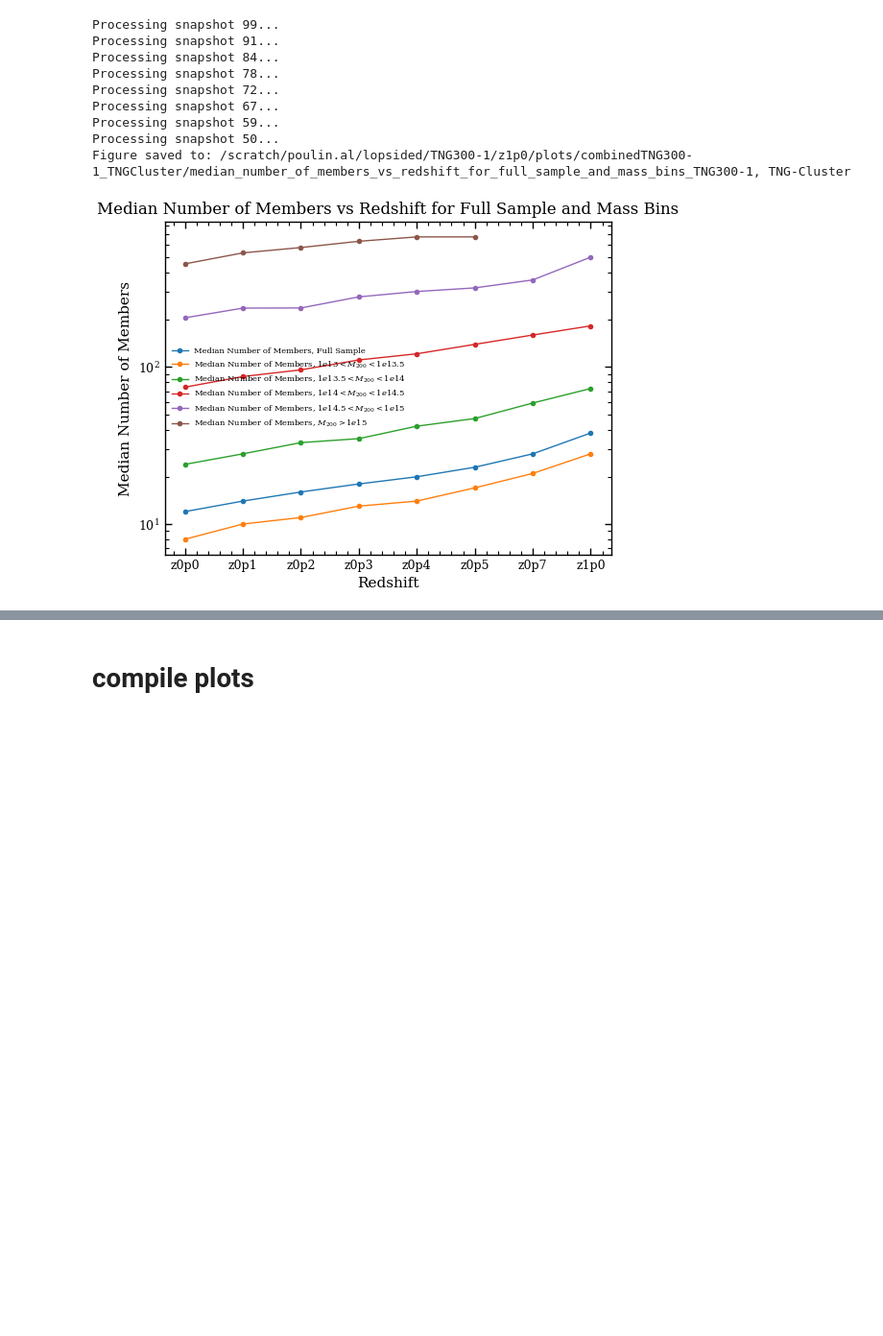
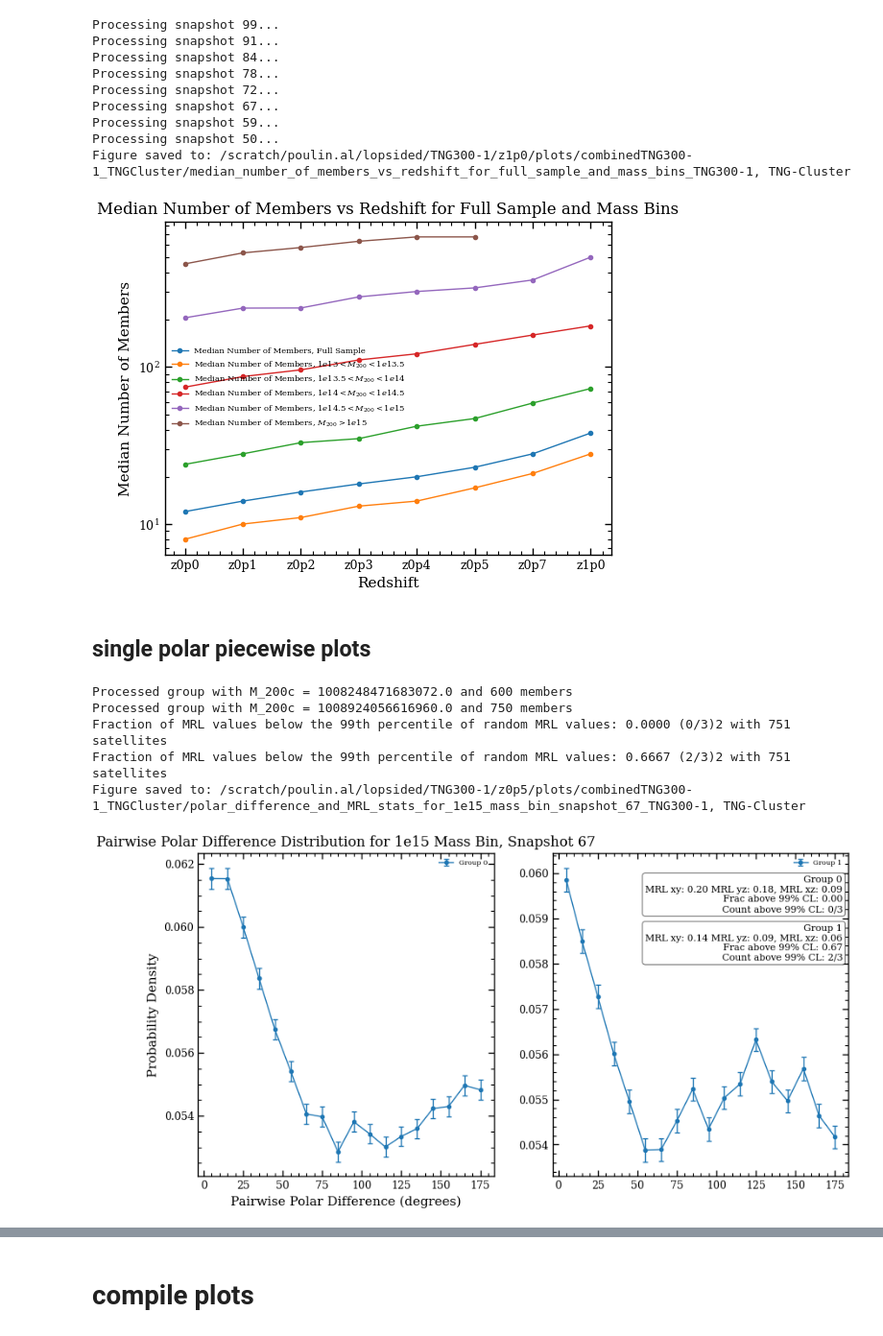
Before and after one commit to poulinal/sat-lopsidedness, a Jupyter notebook: src/myproject/redshiftGalaxyGroup-combine300Cluster.ipynb, the cells around one changed output, grey strips where cells are left out. Shown at 96% size. Cells and saved outputs as stored; diff of their text form; code cells hidden in the pictures; blank space fills up the shorter version.

```diff
--- a/src/myproject/redshiftGalaxyGroup-combine300Cluster.ipynb
+++ b/src/myproject/redshiftGalaxyGroup-combine300Cluster.ipynb
@@ -1225,3 +1380,78 @@ Processing snapshot 59...
 Processing snapshot 50...
 Figure saved to: /scratch/poulin.al/lopsided/TNG300-1/z1p0/plots/combinedTNG300-1_TNGCluster/median_number_of_members_vs_redshift_for_full_sample_and_mass_bins_TNG300-1, TNG-Cluster
 [figure]
+# %% [markdown]
+## single polar piecewise plots
+# %%
+#make p(delta phi) plots for the 1e15 mass bin in snapshot 67
+from myproject.utilities.snapshotEnum import SnapshotEnum
+from myproject.utilities.plottingTools import AstroPlotter
+from myproject.utilities.ListGalaxyGroup import ListGalaxyGroup
+import numpy as np
+galaxyAnalysisSnapshot = listRedshiftGalaxyAnalysis.getGalaxyAnalysisSnapshot(67)
+mass_bin = galaxyAnalysisSnapshot.filtered_gt15_list_of_galaxy_groups
+list_mass_1e15_polar_differences = []
+for gg in mass_bin.getAllGalaxyGroups():
+    list_mass_1e15_polar_differences.append(ListGalaxyGroup._compute_pairwise_for_group(gg))
+    print(f"Processed group with M_200c = {gg.getMCrit200()} and {len(gg.getSatelliteSubhalos())} members")
+
+list_mass_1e15_counts, list_mass_1e15_bin_centers, list_mass_1e15_errorbars = [], [], []
+for polar_differences in list_mass_1e15_polar_differences:
+     counts, bin_edges, errorbars = ListGalaxyGroup.get_histogram_bins(polar_differences, bins=np.arange(0, 185, 10), errorbarType='poisson', normalize_to_one=True)
+     list_mass_1e15_counts.append(counts)
+     list_mass_1e15_bin_centers.append(bin_edges)
+     list_mass_1e15_errorbars.append(errorbars)
+
+polarDifference_1e15_plotter = AstroPlotter()
+polarDifference_1e15_fig, polarDifference_1e15_ax = polarDifference_1e15_plotter.create_figure(ncols=2, nrows=1, figsize=(10, 5))
+for i, polar_differences in enumerate(list_mass_1e15_polar_differences):
+    polarDifference_1e15_ax[i].errorbar(
+        list_mass_1e15_bin_centers[i],
+        list_mass_1e15_counts[i],
+        yerr=list_mass_1e15_errorbars[i],
+        label=f'Group {i}',
+        marker='o',
+        linestyle='-',
+        capsize=2,
+        elinewidth=1,
+        linewidth=1,
+        markersize=3,
+    )
+polarDifference_1e15_ax[0].set_xlabel('Pairwise Polar Difference (degrees)')
+polarDifference_1e15_ax[0].set_ylabel('Probability Density')
+polarDifference_1e15_ax[0].set_title('Pairwise Polar Difference Distribution for 1e15 Mass Bin, Snapshot 67')
+polarDifference_1e15_ax[0].legend(fontsize=6)
+
+#include MRL value and MRL fraction above 99% random MRL CL for each group in the 1e15 mass bin in snapshot 67 as a text box
+for i, gg in enumerate(mass_bin.getAllGalaxyGroups()):
+    MRL_value = ListGalaxyGroup._compute_MRL_for_group(gg)
+    random_MRL_values = mass_bin.compute_MRL_random_distribution_curves_for_LGG(parallelize=False, num_samples=100000)
+    (MRL_fraction_above_99_CL, counts_above_99_CL, total_count, subhaloIndexInconsistentWithRandom), MRL_values, random_MRL_values = GalaxyAnalysis.getPercentOfClustersAboveRandomMRLCL(MRL_values = MRL_value, percentageMRL=99, random_mrl_values=random_MRL_values)
+
+    textstr = f'Group {i}\nMRL xy: {MRL_value[0]:.2f} MRL yz: {MRL_value[1]:.2f}, MRL xz: {MRL_value[2]:.2f}\nFrac above 99% CL: {MRL_fraction_above_99_CL:.2f}\nCount above 99% CL: {counts_above_99_CL}/{total_count}'
+    # place all group boxes on the right side of the second subplot, stacked vertically, right-aligned
+    polarDifference_1e15_ax[1].text(
+        0.98,
+        0.93 - i * 0.15,
+        textstr,
+        transform=polarDifference_1e15_ax[1].transAxes,
+        fontsize=8,
+        ha='right',
+        va='top',
+        bbox=dict(boxstyle='round', facecolor='white', alpha=0.85),
+    )
+# polarDifference_1e15_ax[1].axis('off')
+# polarDifference_1e15_ax[1].set_title('MRL and Fraction Above 99% CL for Each Group in 1e15 Mass Bin, Snapshot 67')
+polarDifference_1e15_ax[1].legend(fontsize=6)
+polarDifference_1e15_plotter.save_figure(
+    polarDifference_1e15_fig,
+    galaxyAnalysisSnapshot.scratchPlotDirc
+    + f'/polar_difference_and_MRL_stats_for_1e15_mass_bin_snapshot_67_{galaxyAnalysisSnapshot.sim}{galaxyAnalysisSnapshot.plotEndingFormat}',
+)
+# %% [output]
+Processed group with M_200c = 1008248471683072.0 and 600 members
+Processed group with M_200c = 1008924056616960.0 and 750 members
+Fraction of MRL values below the 99th percentile of random MRL values: 0.0000 (0/3)2 with 751 satellites
+Fraction of MRL values below the 99th percentile of random MRL values: 0.6667 (2/3)2 with 751 satellites
+Figure saved to: /scratch/poulin.al/lopsided/TNG300-1/z0p5/plots/combinedTNG300-1_TNGCluster/polar_difference_and_MRL_stats_for_1e15_mass_bin_snapshot_67_TNG300-1, TNG-Cluster
+[figure, added]
```
Also changed, not shown: parts of 10 cells of this notebook, 3 other files.
